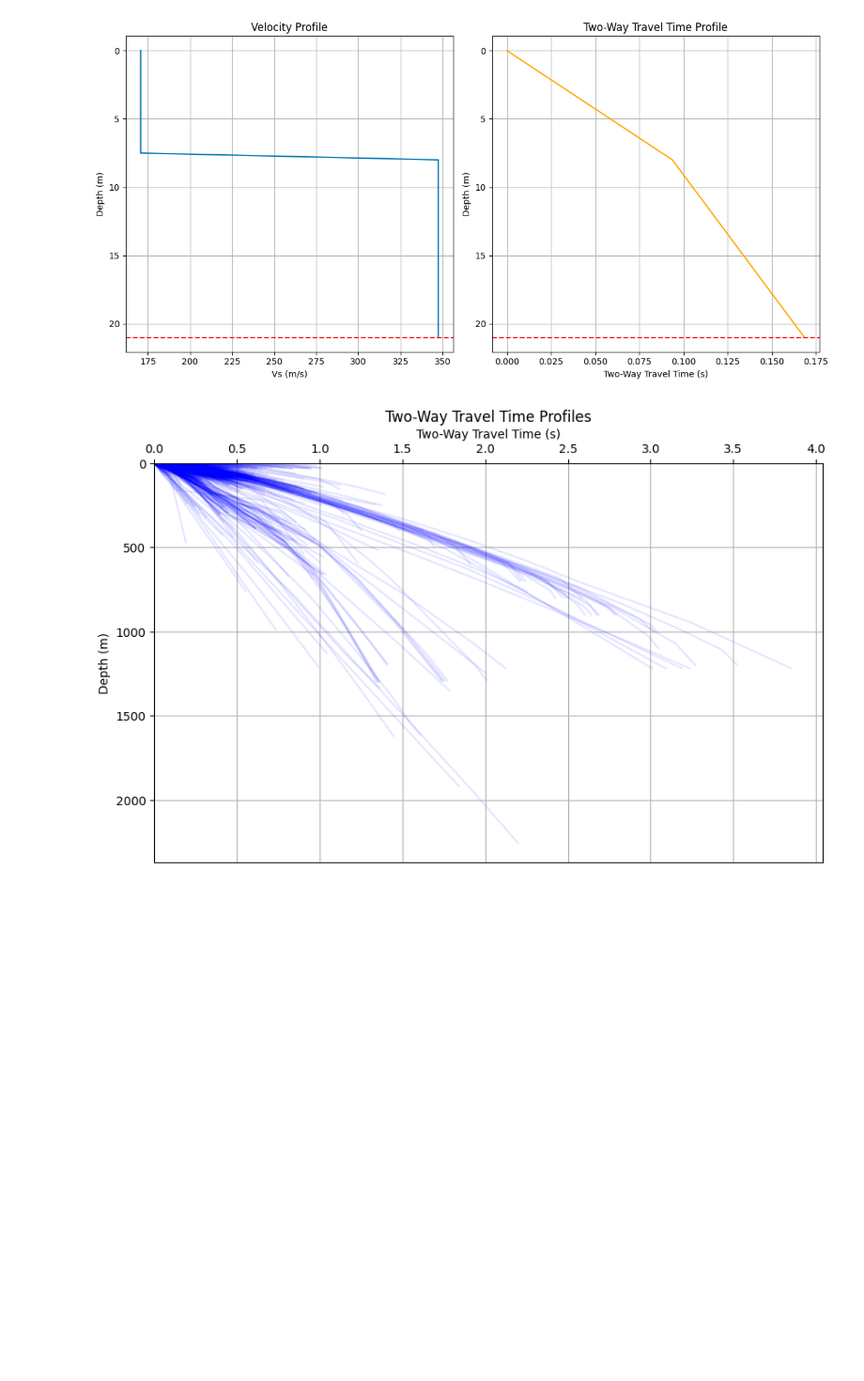
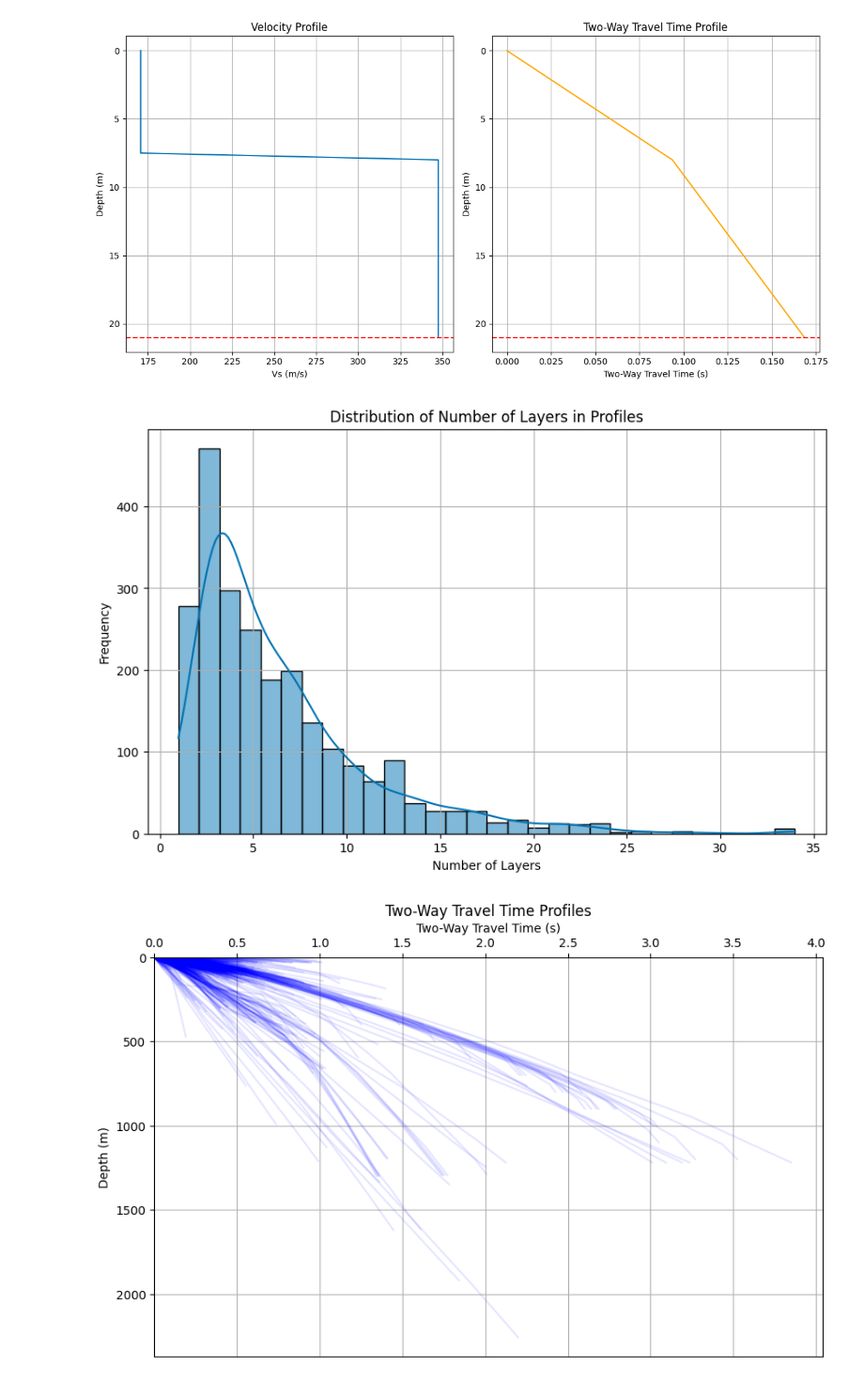
Before and after one commit to KurtSoncco/gen-ai-soil-profiles, a Jupyter notebook: notebooks/VSPDB/EDA.ipynb, the cells around one changed output. Shown at 94% size. Cells and saved outputs as stored; diff of their text form; code cells hidden in the pictures; blank space fills up the shorter version.

```diff
--- a/notebooks/VSPDB/EDA.ipynb
+++ b/notebooks/VSPDB/EDA.ipynb
@@ -132,6 +147,26 @@ plt.tight_layout()
 plt.show()
 # %% [output]
 [figure]
+# %%
+def count_num_layers(profile, threshold=10):
+    """Count the number of layers in a profile based on a velocity change threshold."""
+    velocities = profile["vs_value"].values
+    changes = np.abs(np.diff(velocities))
+    num_layers = np.sum(changes > threshold) + 1  # +1 for the first layer
+    return num_layers
+# %%
+real_layers = np.array([count_num_layers(profile) for profile in tts_profiles.values()])
+# %%
+# Plot distribution of number of layers
+plt.figure(figsize=(10, 6))
+sns.histplot(real_layers, bins=30, kde=True)
+plt.title("Distribution of Number of Layers in Profiles")
+plt.xlabel("Number of Layers")
+plt.ylabel("Frequency")
+plt.grid()
+plt.show()
+# %% [output]
+[figure, added]
 # %%
 # Plot all the tts profiles in three subplots, one with normal units, then yscale log, then xscale log, and both log
 plt.figure(figsize=(10, 6))
```
Also changed, not shown: parts of 12 cells of this notebook, 1 other file.
